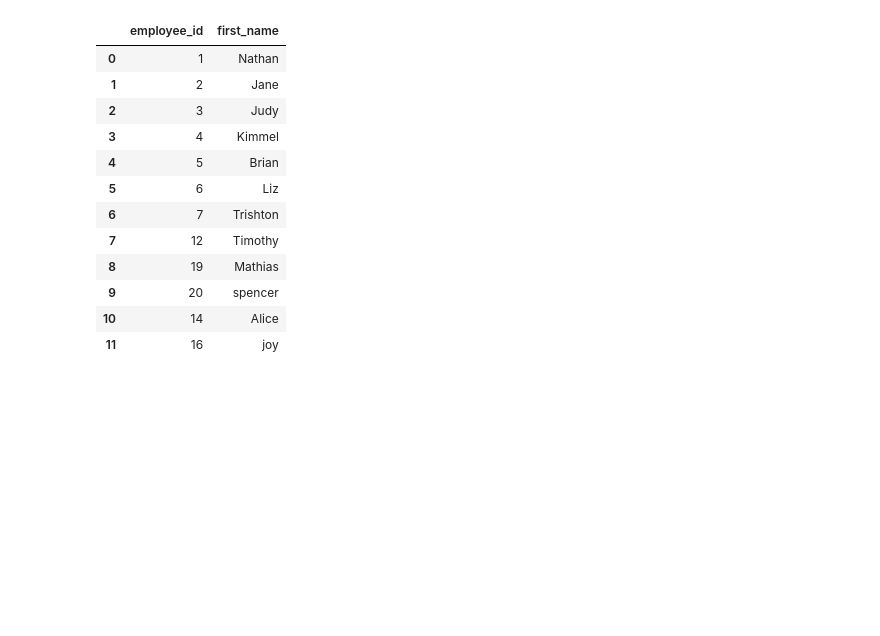
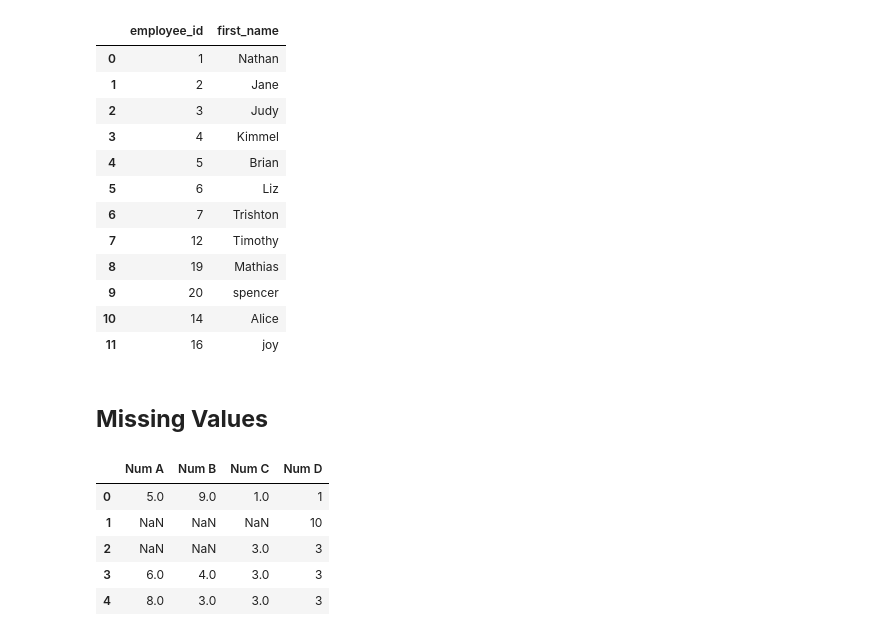
Before and after one commit to Imanhamza/Intoduction-into-pandas, a Jupyter notebook: intro_to_pandas.ipynb, the cells around one changed output. Saved outputs shown, nothing was run; the diff lists cells and outputs as text; code cells hidden in the pictures; blank space fills up the shorter version.

```diff
--- a/intro_to_pandas.ipynb
+++ b/intro_to_pandas.ipynb
@@ -729,3 +729,23 @@ df1
 | 9 | 20 | spencer |
 | 10 | 14 | Alice |
 | 11 | 16 | joy |
+# %% [markdown]
+## **Missing Values**
+# %%
+# create a new dataframe
+d = {
+    'Num A': [5,np.nan,np.nan,6,8],
+    'Num B': [9,np.nan,np.nan,4,3],
+    'Num C': [1,np.nan,3,3,3],
+    'Num D': [1,10,3,3,3],
+}
+m_df = pd.DataFrame(d)
+# %%
+m_df
+# %% [output]
+|  | Num A | Num B | Num C | Num D |
+| 0 | 5.0 | 9.0 | 1.0 | 1 |
+| 1 | NaN | NaN | NaN | 10 |
+| 2 | NaN | NaN | 3.0 | 3 |
+| 3 | 6.0 | 4.0 | 3.0 | 3 |
+| 4 | 8.0 | 3.0 | 3.0 | 3 |
```
Also changed, not shown: parts of 12 cells of this notebook.
